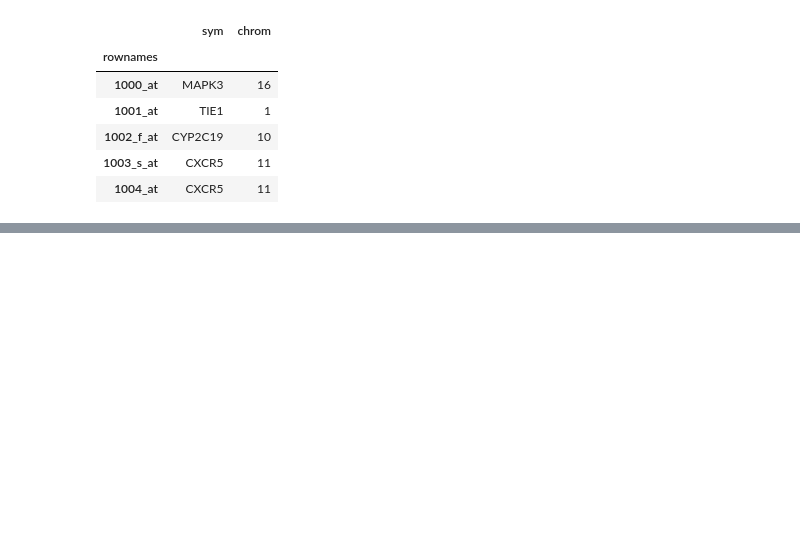
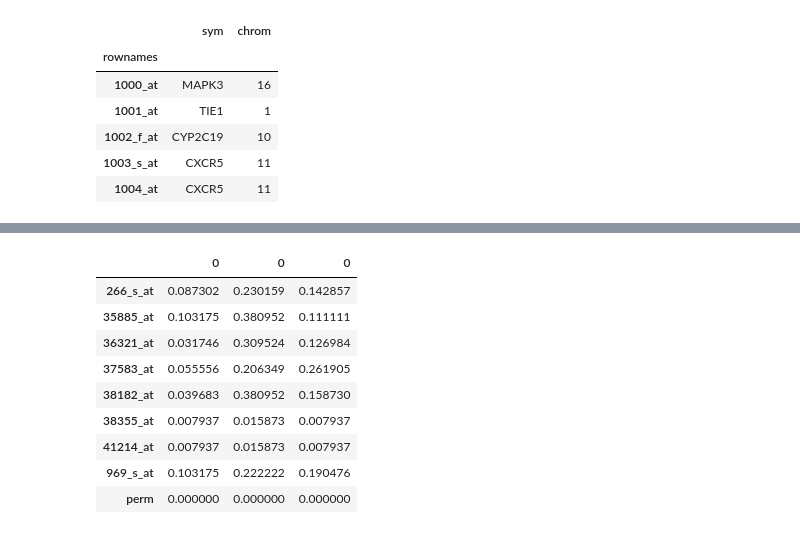
Before and after one commit to unique-subedi/604-gene-expression, a Jupyter notebook: Xinhe_gene_expression_master.ipynb, the cells around one changed output, grey strips where cells are left out. Drawn from its saved outputs; the diff is of its cells as text; code cells hidden in the pictures; blank space fills up the shorter version.

```diff
--- a/Xinhe_gene_expression_master.ipynb
+++ b/Xinhe_gene_expression_master.ipynb
@@ -51,0 +78,41 @@ genes.head()
+# %%
+express_samp_UM = express_samp[express_samp.lab == "Michigan"]
+
+p_values = pd.DataFrame()
+
+# for each tissue, permute the 10 outcomes,
+# use the difference-in-means as the test statistic
+for tissue in express_samp_UM["region"].unique():
+  print(tissue)
+  express_samp_UM_new = express_samp_UM[(express_samp_UM.region == tissue)]
+  express_samp_UM_new = pd.concat([express_samp_UM_new, pd.DataFrame(columns=['perm'])], axis=1)
+
+  df_male = express_samp_UM_new[express_samp_UM_new.sex == "male"]
+  df_female = express_samp_UM_new[express_samp_UM_new.sex == "female"]
+
+  male_mean = df_male.mean()
+  female_mean = df_female.mean()
+
+  diff = pd.DataFrame(male_mean - female_mean)
+  for comb in combinations(range(10), 5):
+    #print(comb)
+    express_samp_UM_new.perm = [0] * 10
+
+    express_samp_UM_new.perm.iloc[list(comb)] = 1
+
+    df_male = express_samp_UM_new[express_samp_UM_new.perm == 1]
+    df_female = express_samp_UM_new[express_samp_UM_new.perm == 0]
+
+    male_mean = df_male.mean()
+    female_mean = df_female.mean()
+
+    diff = pd.concat([diff, male_mean - female_mean], axis=1)
+    #print(diff.shape)
+
+  # compare columns and get p-values
+  diff = diff.abs()
+  for j in range(252):
+    diff.iloc[:,j+1] = diff.iloc[:,0] <= diff.iloc[:,j+1]
+  p_values = pd.concat([p_values, diff.iloc[:,1:].mean(axis=1)], axis=1)
+
+p_values.head()
@@ -51,0 +129,14 @@ genes.head()
+# %%
+sum(p_values.mean(axis=1) <= 0.05) # 3
+p_values[p_values.mean(axis=1) <= 0.2]
+# %% [output]
+|  | 0 | 0 | 0 |
+| 266_s_at | 0.087302 | 0.230159 | 0.142857 |
+| 35885_at | 0.103175 | 0.380952 | 0.111111 |
+| 36321_at | 0.031746 | 0.309524 | 0.126984 |
+| 37583_at | 0.055556 | 0.206349 | 0.261905 |
+| 38182_at | 0.039683 | 0.380952 | 0.158730 |
+| 38355_at | 0.007937 | 0.015873 | 0.007937 |
+| 41214_at | 0.007937 | 0.015873 | 0.007937 |
+| 969_s_at | 0.103175 | 0.222222 | 0.190476 |
+| perm | 0.000000 | 0.000000 | 0.000000 |
```
Also changed, not shown: parts of 5 cells of this notebook.
